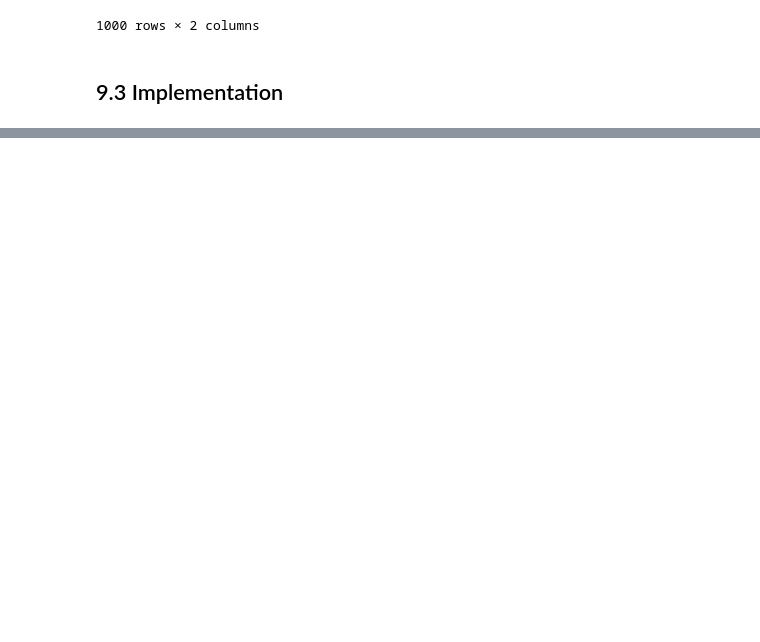
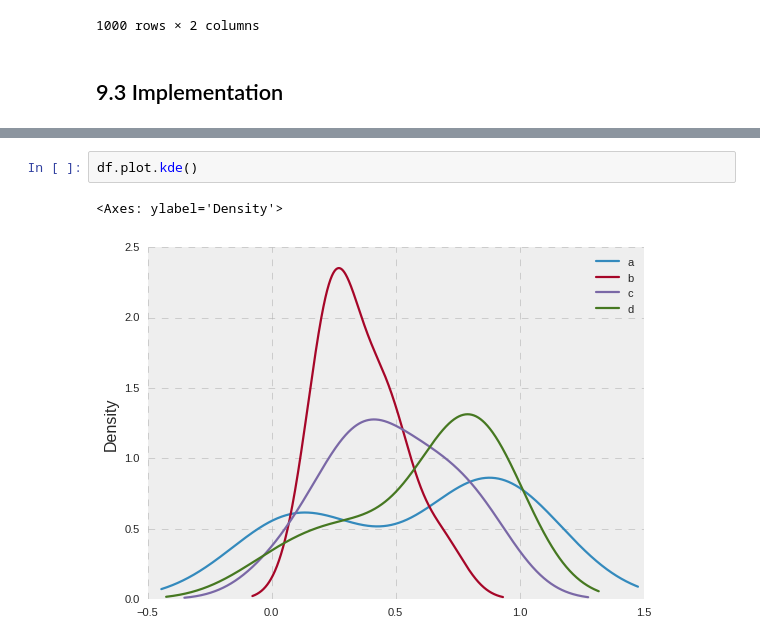
Before and after one commit to ahmedfakhar747/pandas-for-data-science, a Jupyter notebook: level_3_data_visualiztion_with_pandas.ipynb, the cells around one changed output, grey strips where cells are left out. Drawn from its saved outputs; the diff is of its cells as text; blank space fills up the shorter version.

Commit message:
Kaggle Notebook | 🐼 Pandas 03 — Charts & Data Visualization | Version 5

```diff
--- a/level_3_data_visualiztion_with_pandas.ipynb
+++ b/level_3_data_visualiztion_with_pandas.ipynb
@@ -412,0 +434,5 @@ rand_data.plot.hexbin(
+# %%
+df.plot.kde()
+# %% [output]
+<Axes: ylabel='Density'>
+[figure, added]
```
Also changed, not shown: parts of 14 cells of this notebook.
